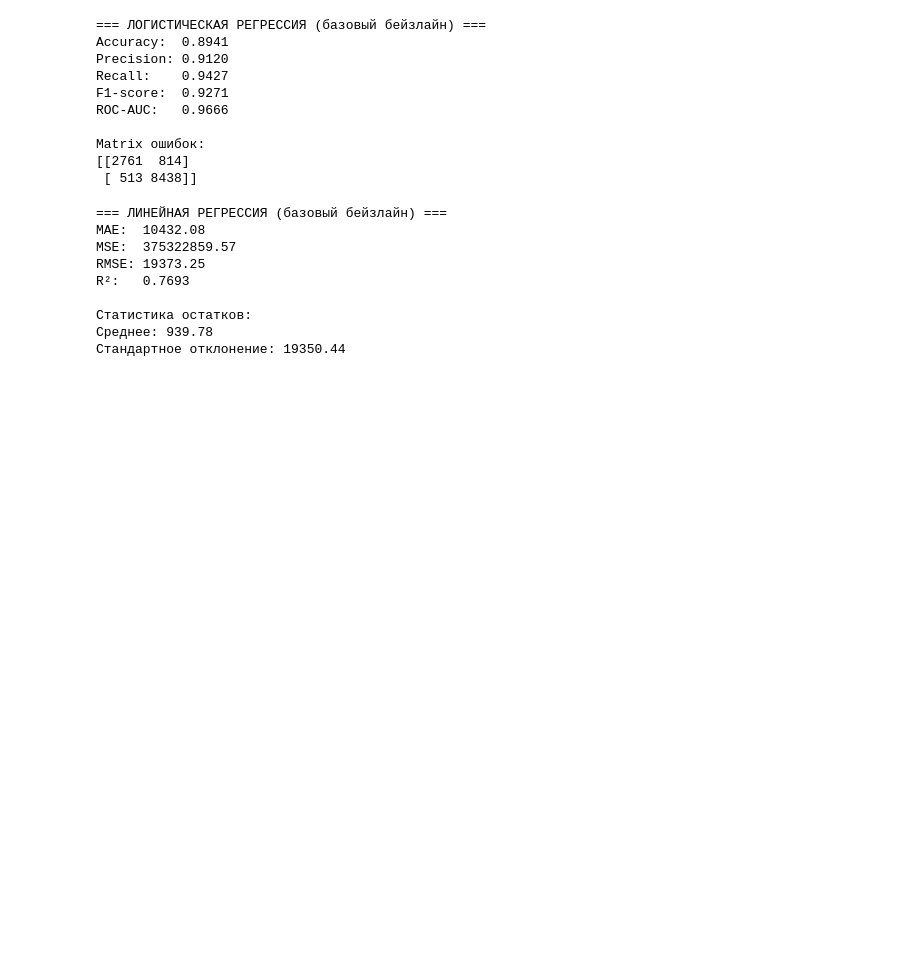
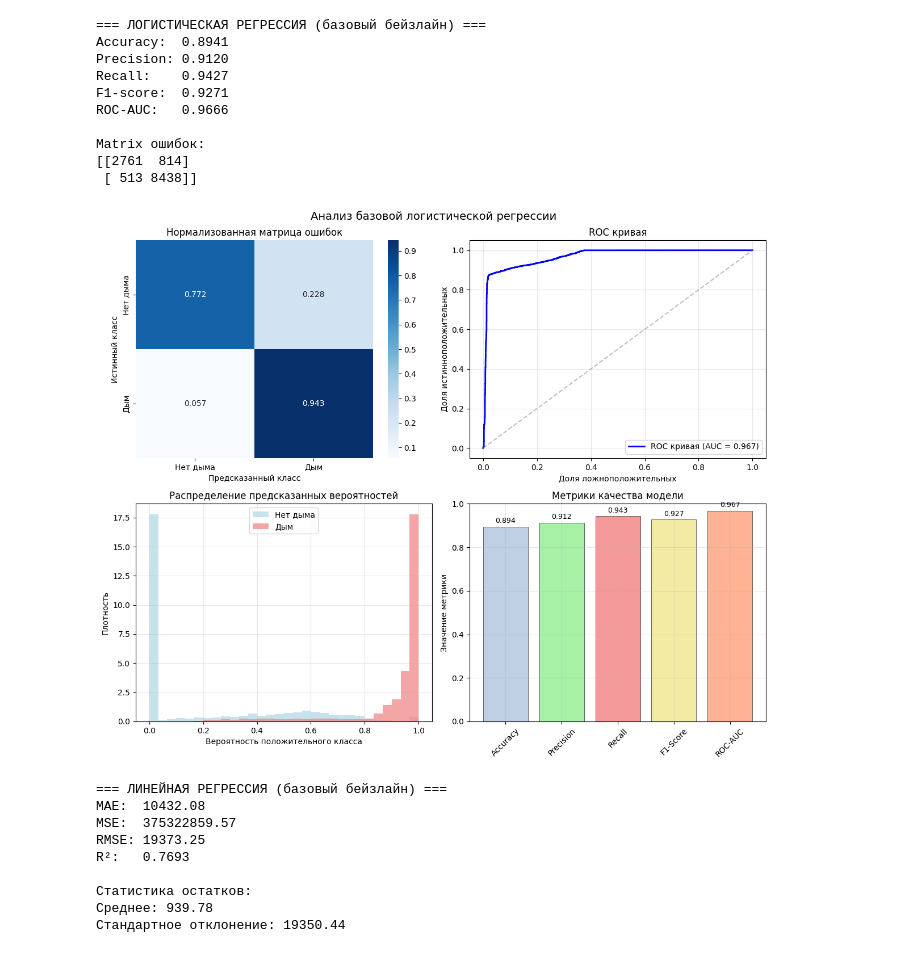
Before and after one commit to xp0ssx/AI_Frameworks, a Jupyter notebook: lab_2.ipynb, the cells around one changed output. Cells and saved outputs as stored; diff of their text form; code cells hidden in the pictures; blank space fills up the shorter version.

```diff
--- a/lab_2.ipynb
+++ b/lab_2.ipynb
@@ -178,6 +179,67 @@ ROC-AUC:   0.9666
 Matrix ошибок:
 [[2761  814]
  [ 513 8438]]
+# %%
+# Визуализация результатов базовой логистической регрессии
+fig, axes = plt.subplots(2, 2, figsize=(12, 10))
+fig.suptitle('Анализ базовой логистической регрессии', fontsize=14)
+
+# 1. Матрица ошибок
+cm = confusion_matrix(clf_y_test, clf_y_pred)
+cm_norm = cm.astype('float') / cm.sum(axis=1)[:, np.newaxis]
+
+sns.heatmap(cm_norm, annot=True, fmt='.3f', cmap='Blues',
+            xticklabels=['Нет дыма', 'Дым'],
+            yticklabels=['Нет дыма', 'Дым'],
+            ax=axes[0,0])
+axes[0,0].set_title('Нормализованная матрица ошибок')
+axes[0,0].set_xlabel('Предсказанный класс')
+axes[0,0].set_ylabel('Истинный класс')
+
+# 2. ROC кривая
+fpr, tpr, thresholds = roc_curve(clf_y_test, clf_y_proba)
+axes[0,1].plot(fpr, tpr, color='blue', linewidth=2,
+               label=f'ROC кривая (AUC = {clf_roc_auc:.3f})')
+axes[0,1].plot([0, 1], [0, 1], color='gray', linestyle='--', alpha=0.5)
+axes[0,1].set_xlabel('Доля ложноположительных')
+axes[0,1].set_ylabel('Доля истинноположительных')
+axes[0,1].set_title('ROC кривая')
+axes[0,1].legend()
+axes[0,1].grid(True, alpha=0.3)
+
+# 3. Распределение вероятностей по классам
+axes[1,0].hist(clf_y_proba[clf_y_test == 0], bins=30, alpha=0.7,
+               label='Нет дыма', color='lightblue', density=True)
+axes[1,0].hist(clf_y_proba[clf_y_test == 1], bins=30, alpha=0.7,
+               label='Дым', color='lightcoral', density=True)
+axes[1,0].set_xlabel('Вероятность положительного класса')
+axes[1,0].set_ylabel('Плотность')
+axes[1,0].set_title('Распределение предсказанных вероятностей')
+axes[1,0].legend()
+axes[1,0].grid(True, alpha=0.3)
+
+# 4. Метрики качества
+metrics = ['Accuracy', 'Precision', 'Recall', 'F1-Score', 'ROC-AUC']
+values = [clf_accuracy, clf_precision, clf_recall, clf_f1, clf_roc_auc]
+colors = ['lightsteelblue', 'lightgreen', 'lightcoral', 'khaki', 'lightsalmon']
+
+bars = axes[1,1].bar(metrics, values, color=colors, alpha=0.8, edgecolor='black', linewidth=0.5)
+axes[1,1].set_title('Метрики качества модели')
+axes[1,1].set_ylabel('Значение метрики')
+axes[1,1].set_ylim(0, 1)
+axes[1,1].grid(True, alpha=0.3)
+
+# Добавление значений на столбцы
+for bar, value in zip(bars, values):
+    height = bar.get_height()
+    axes[1,1].text(bar.get_x() + bar.get_width()/2., height + 0.01,
+                   f'{value:.3f}', ha='center', va='bottom', fontsize=9)
+
+plt.xticks(rotation=45)
+plt.tight_layout()
+plt.show()
+# %% [output]
+[figure, added]
 # %%
 # Подготовка данных для линейной регрессии
 reg_X_train, reg_X_test, reg_y_train, reg_y_test = train_test_split(
```
Also changed, not shown: parts of 4 cells of this notebook.
